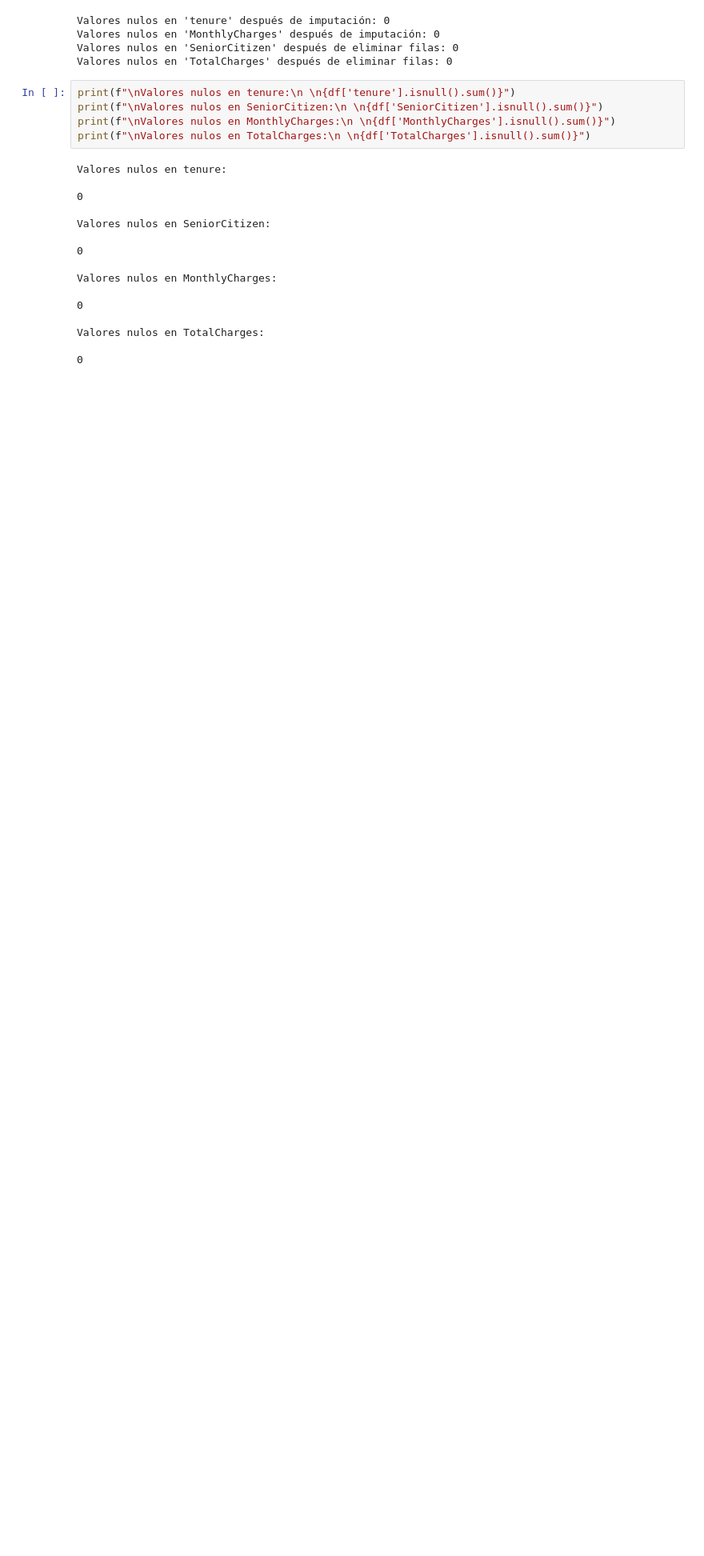
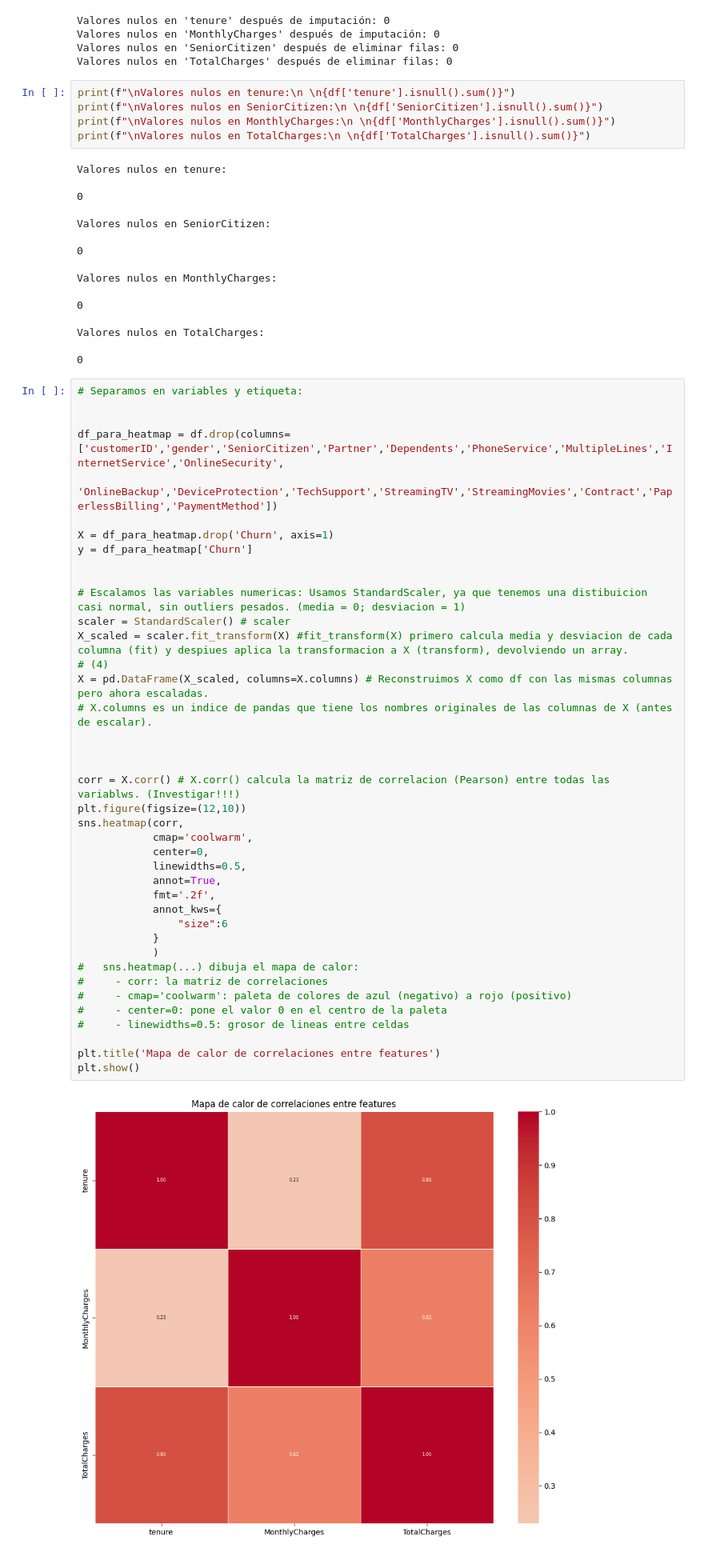
Before and after one commit to PALACIOS1259/Cienciadedatos, a Jupyter notebook: Untitled.ipynb, the cells around one changed output. Shown at 80% size. Cells and saved outputs as stored; diff of their text form; blank space fills up the shorter version.

Commit message:
Mapa de calor (Tenure,Monthly Charges y Total Charges ).

```diff
--- a/Untitled.ipynb
+++ b/Untitled.ipynb
@@ -205,3 +205,45 @@ Valores nulos en MonthlyCharges:
 Valores nulos en TotalCharges:
 
 0
+# %%
+# Separamos en variables y etiqueta:
+
+
+df_para_heatmap = df.drop(columns=['customerID','gender','SeniorCitizen','Partner','Dependents','PhoneService','MultipleLines','InternetService','OnlineSecurity',
+                                   'OnlineBackup','DeviceProtection','TechSupport','StreamingTV','StreamingMovies','Contract','PaperlessBilling','PaymentMethod'])
+
+X = df_para_heatmap.drop('Churn', axis=1)
+y = df_para_heatmap['Churn']
+
+
+# Escalamos las variables numericas: Usamos StandardScaler, ya que tenemos una distibuicion casi normal, sin outliers pesados. (media = 0; desviacion = 1)
+scaler = StandardScaler() # scaler
+X_scaled = scaler.fit_transform(X) #fit_transform(X) primero calcula media y desviacion de cada columna (fit) y despiues aplica la transformacion a X (transform), devolviendo un array.
+# (4)
+X = pd.DataFrame(X_scaled, columns=X.columns) # Reconstruimos X como df con las mismas columnas pero ahora escaladas.
+# X.columns es un indice de pandas que tiene los nombres originales de las columnas de X (antes de escalar).
+
+
+
+corr = X.corr() # X.corr() calcula la matriz de correlacion (Pearson) entre todas las variablws. (Investigar!!!)
+plt.figure(figsize=(12,10))
+sns.heatmap(corr,
+            cmap='coolwarm',
+            center=0,
+            linewidths=0.5,
+            annot=True,
+            fmt='.2f',
+            annot_kws={
+                "size":6
+            }
+            )
+#   sns.heatmap(...) dibuja el mapa de calor:
+#     - corr: la matriz de correlaciones
+#     - cmap='coolwarm': paleta de colores de azul (negativo) a rojo (positivo)
+#     - center=0: pone el valor 0 en el centro de la paleta
+#     - linewidths=0.5: grosor de lineas entre celdas
+
+plt.title('Mapa de calor de correlaciones entre features')
+plt.show()
+# %% [output]
+[figure, added]
```
Also changed, not shown: parts of 2 cells of this notebook.
